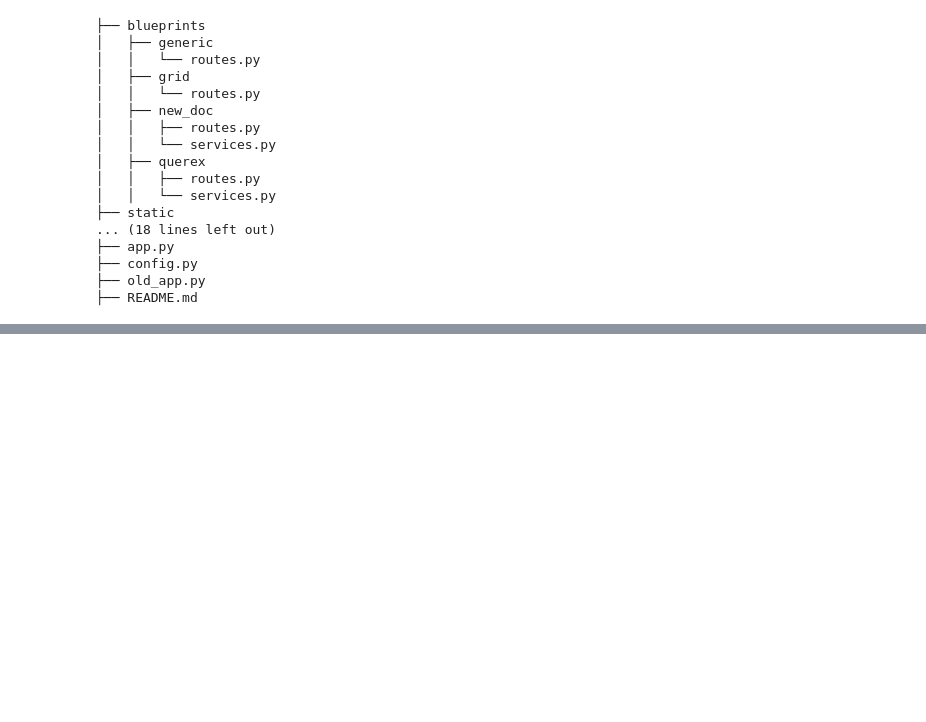
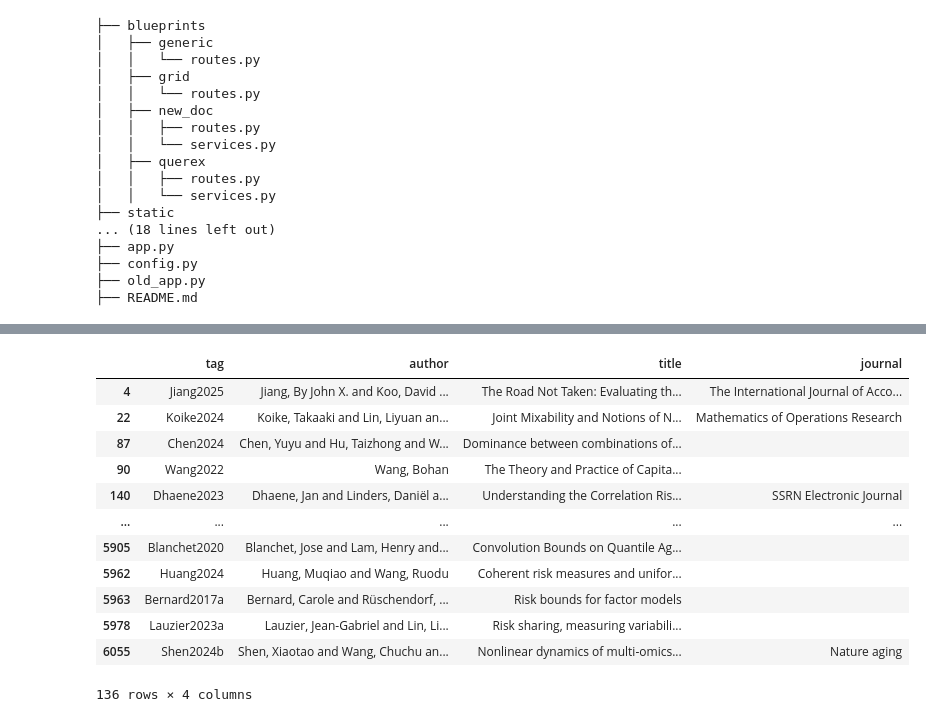
Before and after one commit to mynl/archivum_project, a Jupyter notebook: temp/new-import.ipynb, the cells around one changed output, grey strips where cells are left out. Saved outputs shown, nothing was run; the diff lists cells and outputs as text; code cells hidden in the pictures; blank space fills up the shorter version.

```diff
--- a/temp/new-import.ipynb
+++ b/temp/new-import.ipynb
@@ -616,0 +610,6 @@ tree_dirs(Path("../website"))
+# %%
+import archivum.library as arcl
+from IPython.display import display, HTML
+lib = arcl.Library('uber-library')
+# %%
+df = lib.ref_df
@@ -616,0 +736,9 @@ tree_dirs(Path("../website"))
+# %%
+try:
+    df = lib.ref_df.querex('!wang')
+except ValueError:
+    print('VE')
+except (UnexpectedEOF, UnexpectedCharacters):
+    print('Lark')
+else:
+    print('all good')
@@ -616,0 +748,16 @@ tree_dirs(Path("../website"))
+# %%
+df
+# %% [output]
+|  | tag | author | title | journal |
+| 4 | Jiang2025 | Jiang, By John X. and Koo, David ... | The Road Not Taken: Evaluating th... | The International Journal of Acco... |
+| 22 | Koike2024 | Koike, Takaaki and Lin, Liyuan an... | Joint Mixability and Notions of N... | Mathematics of Operations Research |
+| 87 | Chen2024 | Chen, Yuyu and Hu, Taizhong and W... | Dominance between combinations of... |  |
+| 90 | Wang2022 | Wang, Bohan | The Theory and Practice of Capita... |  |
+| 140 | Dhaene2023 | Dhaene, Jan and Linders, Daniël a... | Understanding the Correlation Ris... | SSRN Electronic Journal |
+| ... | ... | ... | ... | ... |
+| 5905 | Blanchet2020 | Blanchet, Jose and Lam, Henry and... | Convolution Bounds on Quantile Ag... |  |
+| 5962 | Huang2024 | Huang, Muqiao and Wang, Ruodu | Coherent risk measures and unifor... |  |
+| 5963 | Bernard2017a | Bernard, Carole and Rüschendorf, ... | Risk bounds for factor models |  |
+| 5978 | Lauzier2023a | Lauzier, Jean-Gabriel and Lin, Li... | Risk sharing, measuring variabili... |  |
+| 6055 | Shen2024b | Shen, Xiaotao and Wang, Chuchu an... | Nonlinear dynamics of multi-omics... | Nature aging |
+136 rows × 4 columns
```
Also changed, not shown: parts of 29 cells of this notebook, 7 other files.
